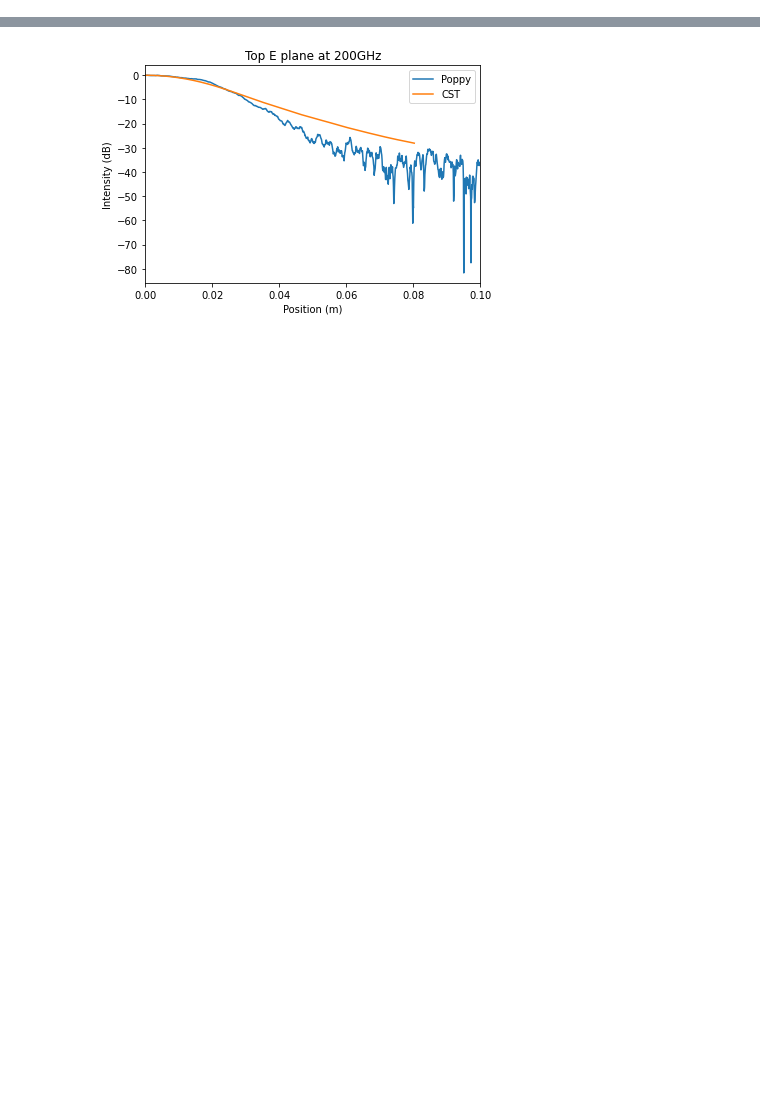
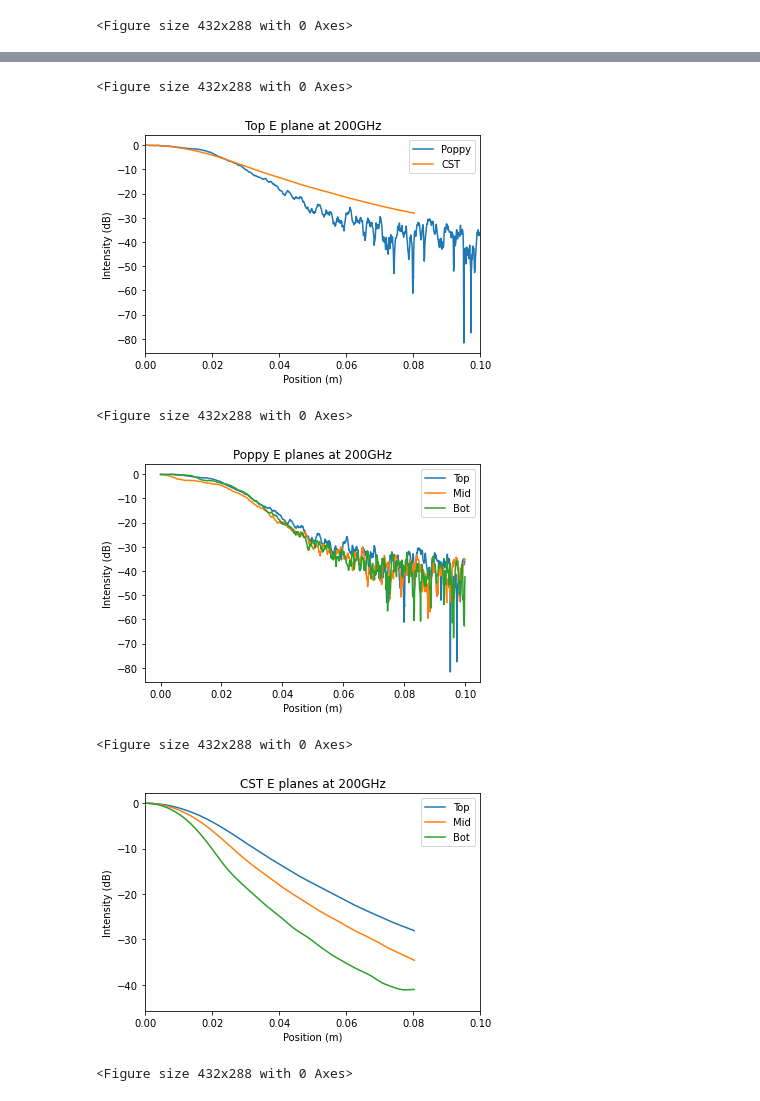
Before and after one commit to GageSiebert/EXCLAIM_Optics, a Jupyter notebook: Tertiary_Only_Comparison.ipynb, the cells around one changed output, grey strips where cells are left out. Drawn from its saved outputs; the diff is of its cells as text; code cells hidden in the pictures; blank space fills up the shorter version.

```diff
--- a/Tertiary_Only_Comparison.ipynb
+++ b/Tertiary_Only_Comparison.ipynb
@@ -35,43 +35,109 @@ plt.title("Bot E plane at 200GHz")
 plt.xlabel("Position (m)")
 plt.ylabel("Intensity (dB)")
 temp=np.max(10*np.log10(wf.intensity[wf.intensity.shape[1]//2,1024:]))
-plt.plot(x[wf.intensity.shape[1]//2,1024:], 10*np.log10(wf.intensity[wf.intensity.shape[1]//2,1024:])-temp,label='Poppy')
+pop_bot=10*np.log10(wf.intensity[wf.intensity.shape[1]//2,1024:])-temp
+pop_botx=x[wf.intensity.shape[1]//2,1024:]
+plt.plot(pop_botx, pop_bot,label='Poppy')
 temp=np.max(10*np.log10(xpower))
 plt.plot(xpos/100,10*np.log10(xpower)-temp,label='CST')
 plt.xlim([0,0.1])
 plt.legend()
 plt.show()
+plt.clf()
 
 wf.propagate_fresnel(d[1]) # propogate to mid
 xpower=np.loadtxt('../EXCLAIM_Optics/EXCLAIM_Data/TO_run2.1/xbeam_mid.txt')
 xpos=np.loadtxt('../EXCLAIM_Optics/EXCLAIM_Data/TO_run2.1/xbeampos_mid.txt')
 plt.figure(2)
 plt.title("Mid E plane at 200GHz")
 plt.xlabel("Position (m)")
 plt.ylabel("Intensity (dB)")
 temp=np.max(10*np.log10(wf.intensity[wf.intensity.shape[1]//2,1024:]))
-plt.plot(x[wf.intensity.shape[1]//2,1024:], 10*np.log10(wf.intensity[wf.intensity.shape[1]//2,1024:])-temp,label='Poppy')
+pop_mid=10*np.log10(wf.intensity[wf.intensity.shape[1]//2,1024:])-temp
+pop_midx=x[wf.intensity.shape[1]//2,1024:]
+plt.plot(pop_midx, pop_mid,label='Poppy')
 temp=np.max(10*np.log10(xpower))
 plt.plot(xpos/100,10*np.log10(xpower)-temp,label='CST')
 plt.xlim([0,0.1])
 plt.legend()
 plt.show()
+plt.clf()
 
 wf.propagate_fresnel(d[2]) # propogate to mid
 xpower=np.loadtxt('../EXCLAIM_Optics/EXCLAIM_Data/TO_run2.1/xbeam_top.txt')
 xpos=np.loadtxt('../EXCLAIM_Optics/EXCLAIM_Data/TO_run2.1/xbeampos_top.txt')
 plt.figure(3)
 plt.title("Top E plane at 200GHz")
 plt.xlabel("Position (m)")
 plt.ylabel("Intensity (dB)")
 temp=np.max(10*np.log10(wf.intensity[wf.intensity.shape[1]//2,1024:]))
-plt.plot(x[wf.intensity.shape[1]//2,1024:], 10*np.log10(wf.intensity[wf.intensity.shape[1]//2,1024:])-temp,label='Poppy')
+pop_top=10*np.log10(wf.intensity[wf.intensity.shape[1]//2,1024:])-temp
+pop_topx=x[wf.intensity.shape[1]//2,1024:]
+plt.plot(pop_topx, pop_top,label='Poppy')
 temp=np.max(10*np.log10(xpower))
 plt.plot(xpos/100,10*np.log10(xpower)-temp,label='CST')
 plt.xlim([0,0.1])
 plt.legend()
 plt.show()
+plt.clf()
+
+plt.figure(4)
+plt.title("Poppy E planes at 200GHz")
+plt.xlabel("Position (m)")
+plt.ylabel("Intensity (dB)")
+plt.plot(pop_topx,pop_top,label='Top')
+plt.plot(pop_midx,pop_mid,label='Mid')
+plt.plot(pop_botx,pop_bot,label='Bot')
+plt.legend()
+plt.show()
+plt.clf()
+
+plt.figure(5)
+plt.title("CST E planes at 200GHz")
+plt.xlabel("Position (m)")
+plt.ylabel("Intensity (dB)")
+xpower=np.loadtxt('../EXCLAIM_Optics/EXCLAIM_Data/TO_run2.1/xbeam_top.txt')
+xpos=np.loadtxt('../EXCLAIM_Optics/EXCLAIM_Data/TO_run2.1/xbeampos_top.txt')
+temp=np.max(10*np.log10(xpower))
+plt.plot(xpos/100,10*np.log10(xpower)-temp,label='Top')
+xpower=np.loadtxt('../EXCLAIM_Optics/EXCLAIM_Data/TO_run2.1/xbeam_mid.txt')
+xpos=np.loadtxt('../EXCLAIM_Optics/EXCLAIM_Data/TO_run2.1/xbeampos_mid.txt')
+temp=np.max(10*np.log10(xpower))
+plt.plot(xpos/100,10*np.log10(xpower)-temp,label='Mid')
+xpower=np.loadtxt('../EXCLAIM_Optics/EXCLAIM_Data/TO_run2.1/xbeam_bot.txt')
+xpos=np.loadtxt('../EXCLAIM_Optics/EXCLAIM_Data/TO_run2.1/xbeampos_bot.txt')
+temp=np.max(10*np.log10(xpower))
+plt.plot(xpos/100,10*np.log10(xpower)-temp,label='Bot')
+plt.legend()
+plt.xlim([0,0.1])
+plt.show()
+plt.clf()
+
+
+plt.figure(6)
+plt.title("CST E planes at 200GHz")
+plt.xlabel("Position (m)")
+plt.ylabel("Intensity (V^2/m^2)")
+xpower=np.loadtxt('../EXCLAIM_Optics/EXCLAIM_Data/TO_run2.1/xbeam_top.txt')
+xpos=np.loadtxt('../EXCLAIM_Optics/EXCLAIM_Data/TO_run2.1/xbeampos_top.txt')
+plt.plot(xpos/100,xpower,label='Top')
+xpower=np.loadtxt('../EXCLAIM_Optics/EXCLAIM_Data/TO_run2.1/xbeam_mid.txt')
+xpos=np.loadtxt('../EXCLAIM_Optics/EXCLAIM_Data/TO_run2.1/xbeampos_mid.txt')
+plt.plot(xpos/100,xpower,label='Mid')
+xpower=np.loadtxt('../EXCLAIM_Optics/EXCLAIM_Data/TO_run2.1/xbeam_bot.txt')
+xpos=np.loadtxt('../EXCLAIM_Optics/EXCLAIM_Data/TO_run2.1/xbeampos_bot.txt')
+plt.plot(xpos/100,xpower,label='Bot')
+plt.legend()
+#plt.xlim([0,0.1])
+plt.show()
 # %% [output]
 [figure]
+<Figure size 432x288 with 0 Axes>
 [figure]
+<Figure size 432x288 with 0 Axes>
 [figure]
+<Figure size 432x288 with 0 Axes>
+[figure, added]
+<Figure size 432x288 with 0 Axes>
+[figure, added]
+<Figure size 432x288 with 0 Axes>
```
Also changed, not shown: parts of 4 cells of this notebook, 3 other files.
